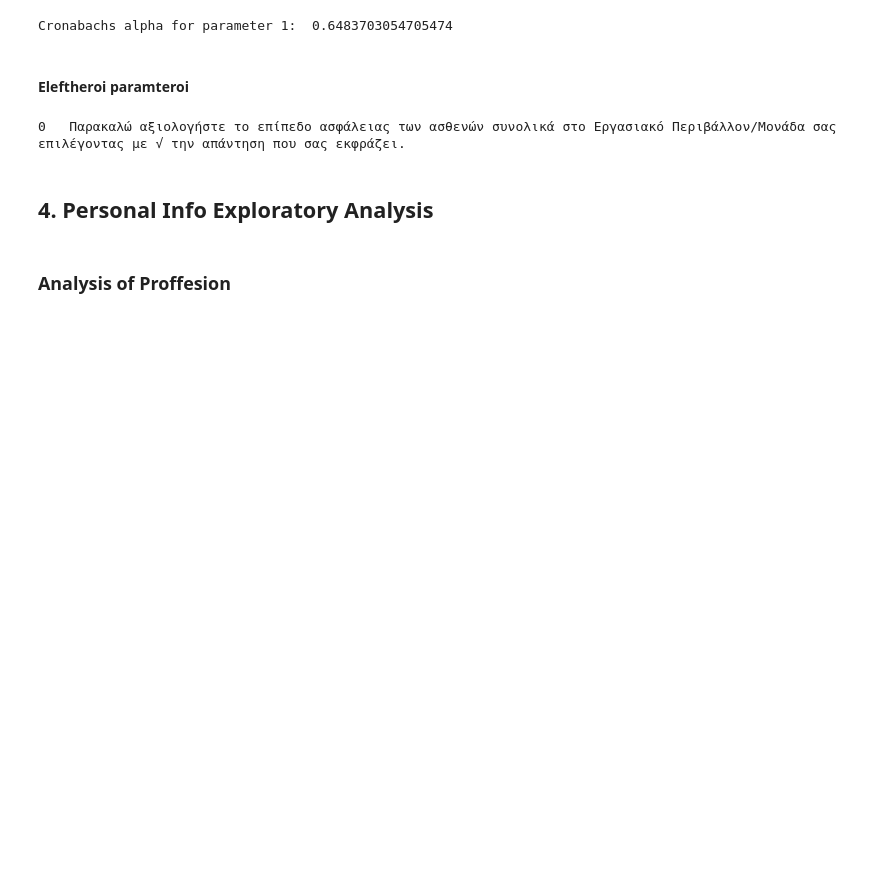
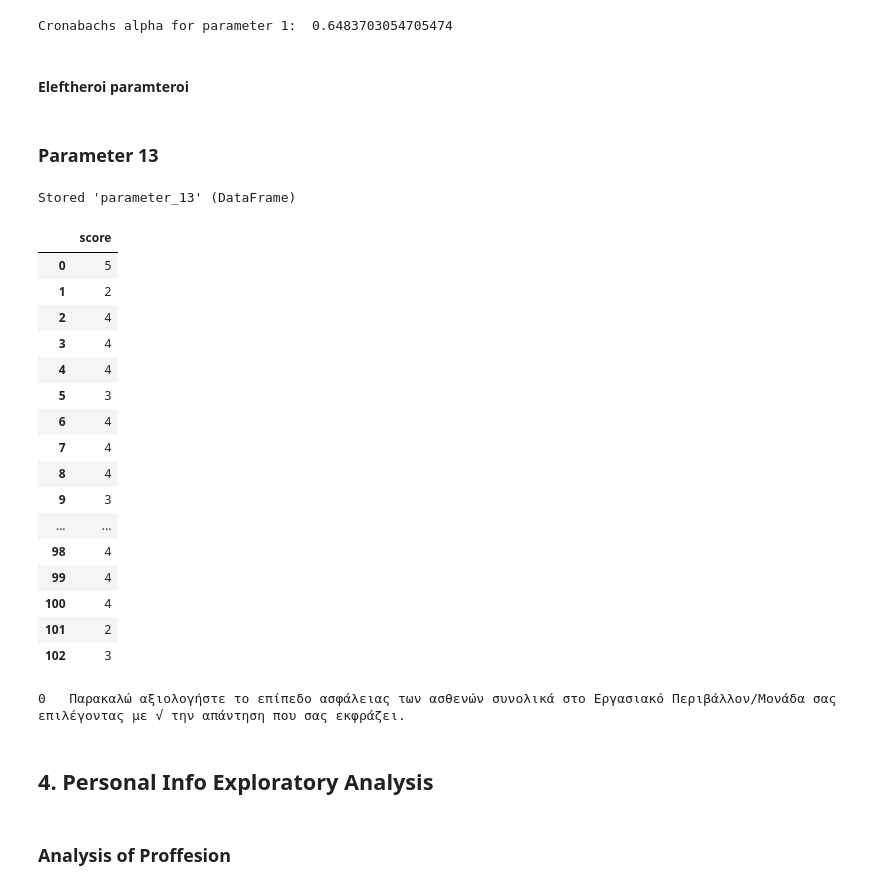
Before and after one commit to stathis99/Statistical-Analysis-for-Patient-Safety, a Jupyter notebook: 1. Collection_and_Analysis.ipynb, the cells around one changed output. Drawn from its saved outputs; the diff is of its cells as text; code cells hidden in the pictures; blank space fills up the shorter version.

```diff
--- a/1. Collection_and_Analysis.ipynb
+++ b/1. Collection_and_Analysis.ipynb
@@ -348,15 +398,44 @@ pd.set_option('display.max_rows', None)
 
 #for i in range(len(parameter_14)):
  #   print(parameter_14.loc[i,z])
+# %% [markdown]
+### Parameter 13
 # %%
 e = 'Παρακαλώ αξιολογήστε το επίπεδο ασφάλειας των ασθενών συνολικά στο Εργασιακό Περιβάλλον/Μονάδα σας επιλέγοντας με √ την απάντηση που σας εκφράζει.'
 
 parameter_13 = hospitals_questions[:][[e]]
+parameter_13.columns = ['score']
 
-parameter_13 = parameter_13.dropna()
-#print(parameter_13.shape)
+#replace string with integer 1-5
+parameter_13.loc[parameter_13['score'] == 'Άριστο', 'score'] = 5
+parameter_13.loc[parameter_13['score'] == 'Πολύ Καλό', 'score'] = 4
+parameter_13.loc[parameter_13['score'] == 'Καλό', 'score'] = 3
+parameter_13.loc[parameter_13['score'] == 'Μέτριο', 'score'] = 2
+parameter_13.loc[parameter_13['score'] == 'Κακό', 'score'] = 1
 
-#print(parameter_13)
+
+%store parameter_13
+parameter_13
+#parameter_13 = parameter_13.dropna()
+# %% [output]
+Stored 'parameter_13' (DataFrame)
+|  | score |
+| 0 | 5 |
+| 1 | 2 |
+| 2 | 4 |
+| 3 | 4 |
+| 4 | 4 |
+| 5 | 3 |
+| 6 | 4 |
+| 7 | 4 |
+| 8 | 4 |
+| 9 | 3 |
+| ... | ... |
+| 98 | 4 |
+| 99 | 4 |
+| 100 | 4 |
+| 101 | 2 |
+| 102 | 3 |
 # %%
 for index, item in enumerate(parameter_13, start=0):
     print(index," ", item)
```
Also changed, not shown: parts of 14 cells of this notebook, 2 other files.
